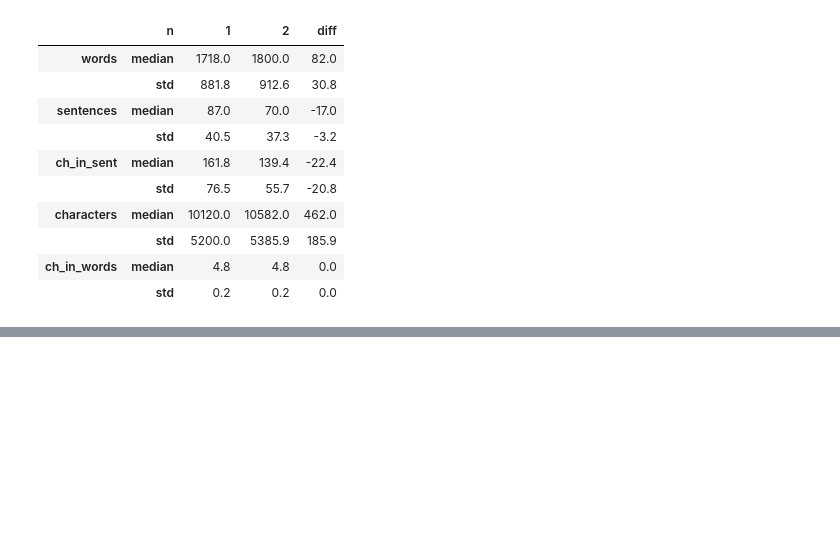
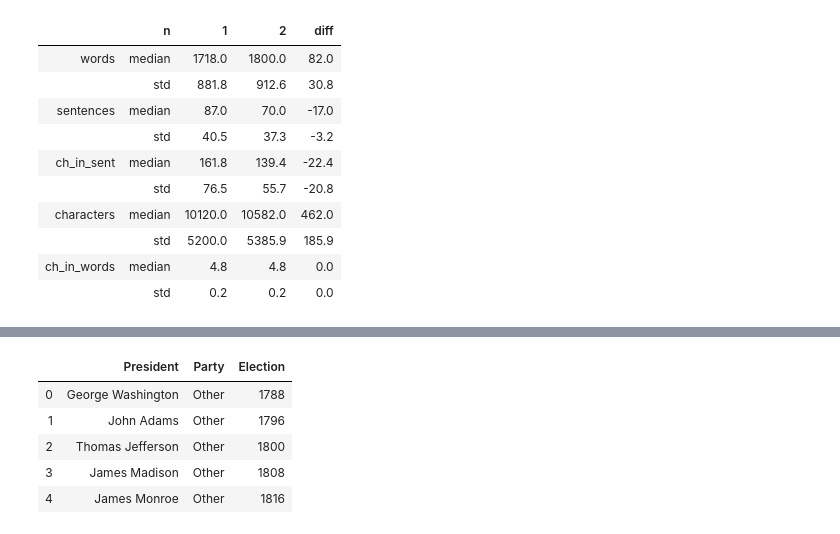
Before and after one commit to MichalWlodkowski/US_speeches, a Jupyter notebook: nlp.ipynb, the cells around one changed output, grey strips where cells are left out. Cells and saved outputs as stored; diff of their text form; code cells hidden in the pictures; blank space fills up the shorter version.

```diff
--- a/nlp.ipynb
+++ b/nlp.ipynb
@@ -182,5 +131,22 @@ text = sel.xpath(xpath3).extract()
 # %%
 years = pd.DataFrame([int(t) for t in text if len(t)==4])
 speeches_y = pd.concat([speeches,years], axis = 1)
+# %%
+# Adding to which party president belongs
+party = pd.read_excel('us_pres.xlsx')
+party.Party.value_counts()
+party['t'] = party.groupby('President').cumcount() + 1
+party = party[party['t'] == 1][['President','Party','Election']]
+party.Party = party.Party.map({'Republican': 'Republican', 'Democratic': 'Democractic'})
+party.Party = party.Party.fillna('Other')
+party = party.reset_index(drop = True)
+party.head()
+# %% [output]
+|  | President | Party | Election |
+| 0 | George Washington | Other | 1788 |
+| 1 | John Adams | Other | 1796 |
+| 2 | Thomas Jefferson | Other | 1800 |
+| 3 | James Madison | Other | 1808 |
+| 4 | James Monroe | Other | 1816 |
 # %%
 import matplotlib.pyplot as plt
```
Also changed, not shown: parts of 11 cells of this notebook, 1 other file.
